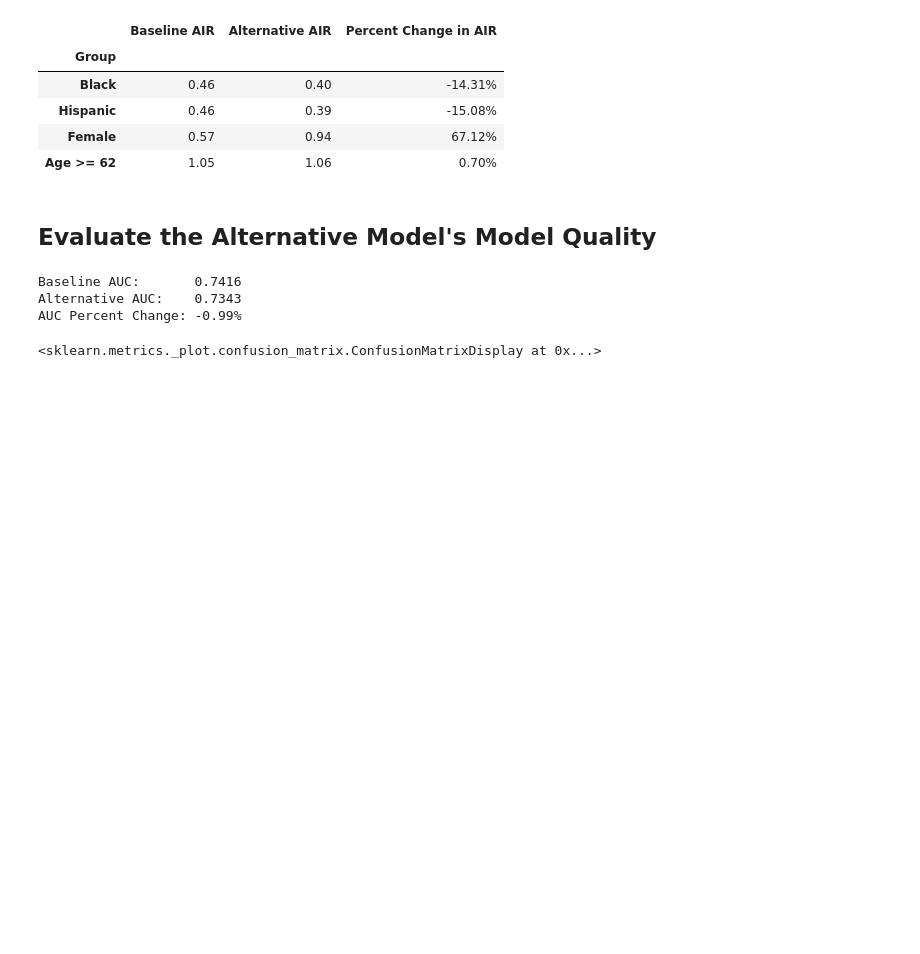
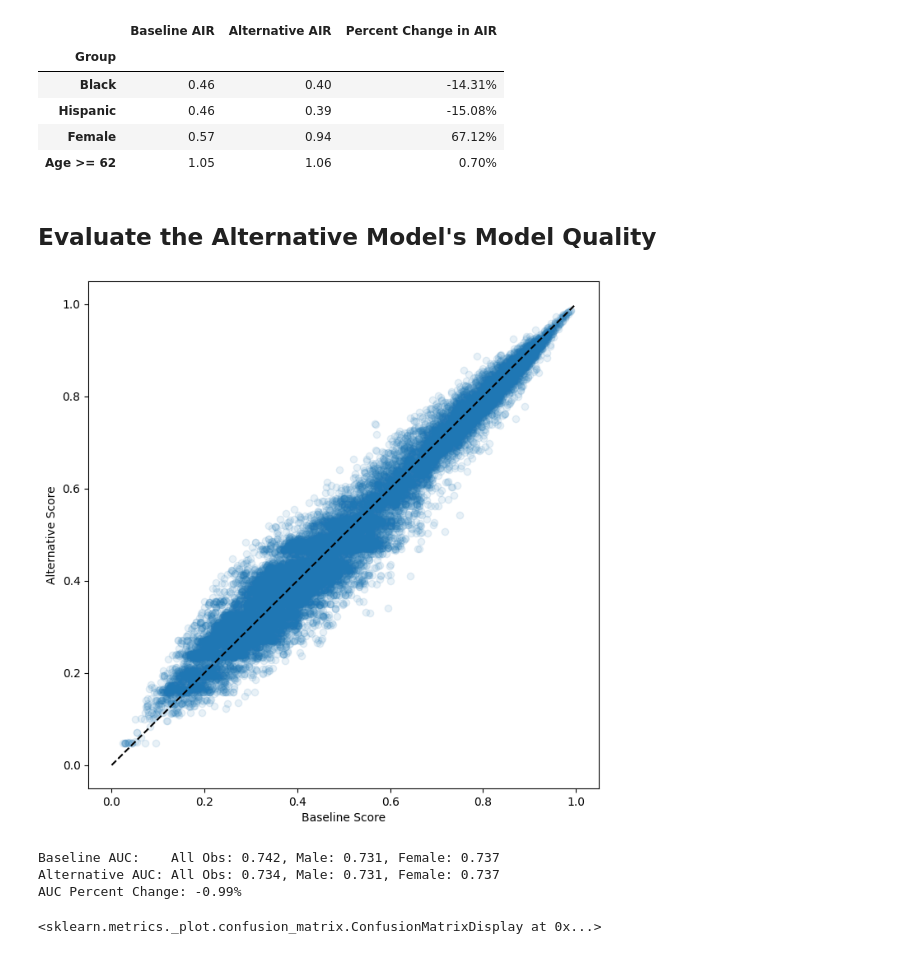
Before and after one commit to nickpschmidt/public_talks, a Jupyter notebook: 20230522 - CeFPRo PiML-SolasAI Masterclass/Disparity Mitigation.ipynb, the cells around one changed output. Drawn from its saved outputs; the diff is of its cells as text; code cells hidden in the pictures; blank space fills up the shorter version.

```diff
--- a/20230522 - CeFPRo PiML-SolasAI Masterclass/Disparity Mitigation.ipynb
+++ b/20230522 - CeFPRo PiML-SolasAI Masterclass/Disparity Mitigation.ipynb
@@ -40,11 +47,11 @@ print(train.shape, valid.shape)
 # %% [markdown]
 ## Train the Baseline Model
 # %%
-d_train = xgb.DMatrix(data=train[baseline_features], label=train[label])
-d_valid = xgb.DMatrix(data=valid[baseline_features], label=valid[label])
+d_train_baseline = xgb.DMatrix(data=train[baseline_features], label=train[label])
+d_valid_baseline = xgb.DMatrix(data=valid[baseline_features], label=valid[label])
 
 # Create the evals list for early stopping.
-evals = [(d_train, 'train'), (d_valid, 'valid')]
+evals = [(d_train_baseline, 'train'), (d_valid_baseline, 'valid')]
 
 # Set the hyperparameters.
 params = {
@@ -58,16 +65,16 @@ params = {
 }
 
 # Train the model. Note a high number of boost rounds, but early stopping is also set.
-model = xgb.train(
-    dtrain=d_train,
+model_baseline = xgb.train(
+    dtrain=d_train_baseline,
     params=params,
     num_boost_round=1000,
     evals=evals,
     early_stopping_rounds=10,
     verbose_eval=100,
 )
-baseline_prediction_train = pd.Series(data=model.predict(d_valid), index=valid.index)
-baseline_prediction_valid = pd.Series(data=model.predict(d_valid), index=valid.index)
+baseline_prediction_train = pd.Series(data=model_baseline.predict(d_valid_baseline), index=valid.index)
+baseline_prediction_valid = pd.Series(data=model_baseline.predict(d_valid_baseline), index=valid.index)
 # %% [output]
 [0]     train-logloss:0.67975   valid-logloss:0.68012
 [100]   train-logloss:0.59391   valid-logloss:0.59899
@@ -129,11 +147,11 @@ valid.groupby(by='Female')[baseline_features].mean().T
 # %%
 alternative_features = [x for x in baseline_features if x not in ['Balance']]
 # %%
-d_train = xgb.DMatrix(data=train[alternative_features], label=train[label])
-d_valid = xgb.DMatrix(data=valid[alternative_features], label=valid[label])
+d_train_alt = xgb.DMatrix(data=train[alternative_features], label=train[label])
+d_valid_alt = xgb.DMatrix(data=valid[alternative_features], label=valid[label])
 
 # Create the evals list for early stopping.
-evals = [(d_train, 'train'), (d_valid, 'valid')]
+evals = [(d_train_alt, 'train'), (d_valid_alt, 'valid')]
 
 # Set the hyperparameters.
 params = {
@@ -147,16 +165,16 @@ params = {
 }
 
 # Train the model. Note a high number of boost rounds, but early stopping is also set.
-model = xgb.train(
-    dtrain=d_train,
+alt_model = xgb.train(
+    dtrain=d_train_alt,
     params=params,
     num_boost_round=1000,
     evals=evals,
     early_stopping_rounds=10,
     verbose_eval=100,
 )
-alternative_prediction_train = pd.Series(data=model.predict(d_valid), index=valid.index)
-alternative_prediction_valid = pd.Series(data=model.predict(d_valid), index=valid.index)
+alternative_prediction_train = pd.Series(data=alt_model.predict(d_valid_alt), index=valid.index)
+alternative_prediction_valid = pd.Series(data=alt_model.predict(d_valid_alt), index=valid.index)
 # %% [output]
 [0]     train-logloss:0.67975   valid-logloss:0.68012
 [100]   train-logloss:0.59776   valid-logloss:0.60272
@@ -194,15 +212,33 @@ air_compare.loc[air_compare['Baseline AIR'].notna()].style.format(formatter=form
 # %% [markdown]
 ## Evaluate the Alternative Model's Model Quality
 # %%
-auc_baseline_valid = metrics.roc_auc_score(y_true=valid[label], y_score=baseline_prediction_valid)
-auc_alternative_valid = metrics.roc_auc_score(y_true=valid[label], y_score=alternative_prediction_valid)
-print(f"Baseline AUC:       {auc_baseline_valid:0.4}")
-print(f"Alternative AUC:    {auc_alternative_valid:0.4}")
-print(f"AUC Percent Change: {auc_alternative_valid  / auc_baseline_valid - 1:0.2%}")
+import matplotlib.pyplot as plt
+
+plt.figure(figsize=(8, 8))
+plt.plot([0, 1], [0, 1], color='black', linestyle='--')
+
+plt.scatter(x=baseline_prediction_valid, y=alternative_prediction_valid, alpha=0.1)
+plt.xlabel('Baseline Score')
+plt.ylabel('Alternative Score')
+plt.show()
 # %% [output]
-Baseline AUC:       0.7416
-Alternative AUC:    0.7343
-AUC Percent Change: -0.99%
+[figure, added]
+# %%
+baseline_male_auc = metrics.roc_auc_score(y_true=valid.loc[valid['Female'] == 0, label], y_score=baseline_prediction_valid.loc[valid['Female'] == 0])
+baseline_female_auc = metrics.roc_auc_score(y_true=valid.loc[valid['Female'] == 1, label], y_score=baseline_prediction_valid.loc[valid['Female'] == 1])
+baseline_all_auc = metrics.roc_auc_score(y_true=valid.loc[valid['Female'] <= 1, label], y_score=baseline_prediction_valid.loc[valid['Female'] <= 1])
+
+alternative_male_auc = metrics.roc_auc_score(y_true=valid.loc[valid['Female'] == 0, label], y_score=alternative_prediction_valid.loc[valid['Female'] == 0])
+alternative_female_auc = metrics.roc_auc_score(y_true=valid.loc[valid['Female'] == 1, label], y_score=alternative_prediction_valid.loc[valid['Female'] == 1])
+alternative_all_auc = metrics.roc_auc_score(y_true=valid.loc[valid['Female'] <= 1, label], y_score=alternative_prediction_valid.loc[valid['Female'] <= 1])
+
+print(f"Baseline AUC:    All Obs: {baseline_all_auc:0.3}, Male: {alternative_male_auc:0.3}, Female: {alternative_female_auc:0.3}")
+print(f"Alternative AUC: All Obs: {alternative_all_auc:0.3}, Male: {alternative_male_auc:0.3}, Female: {alternative_female_auc:0.3}")
+print(f"AUC Percent Change: {alternative_all_auc  / baseline_all_auc - 1:0.2%}")
+# %% [output]
+Baseline AUC:    All Obs: 0.742, Male: 0.731, Female: 0.737
+Alternative AUC: All Obs: 0.734, Male: 0.731, Female: 0.737
+AUC Percent Change: -0.99%
 # %%
 baseline_cm = metrics.confusion_matrix(y_true=valid[label], y_pred=1 - baseline_offer_valid)
 btn, bfp, bfn, btp = baseline_cm.ravel()
```
Also changed, not shown: parts of 6 cells of this notebook, 1 other file.
